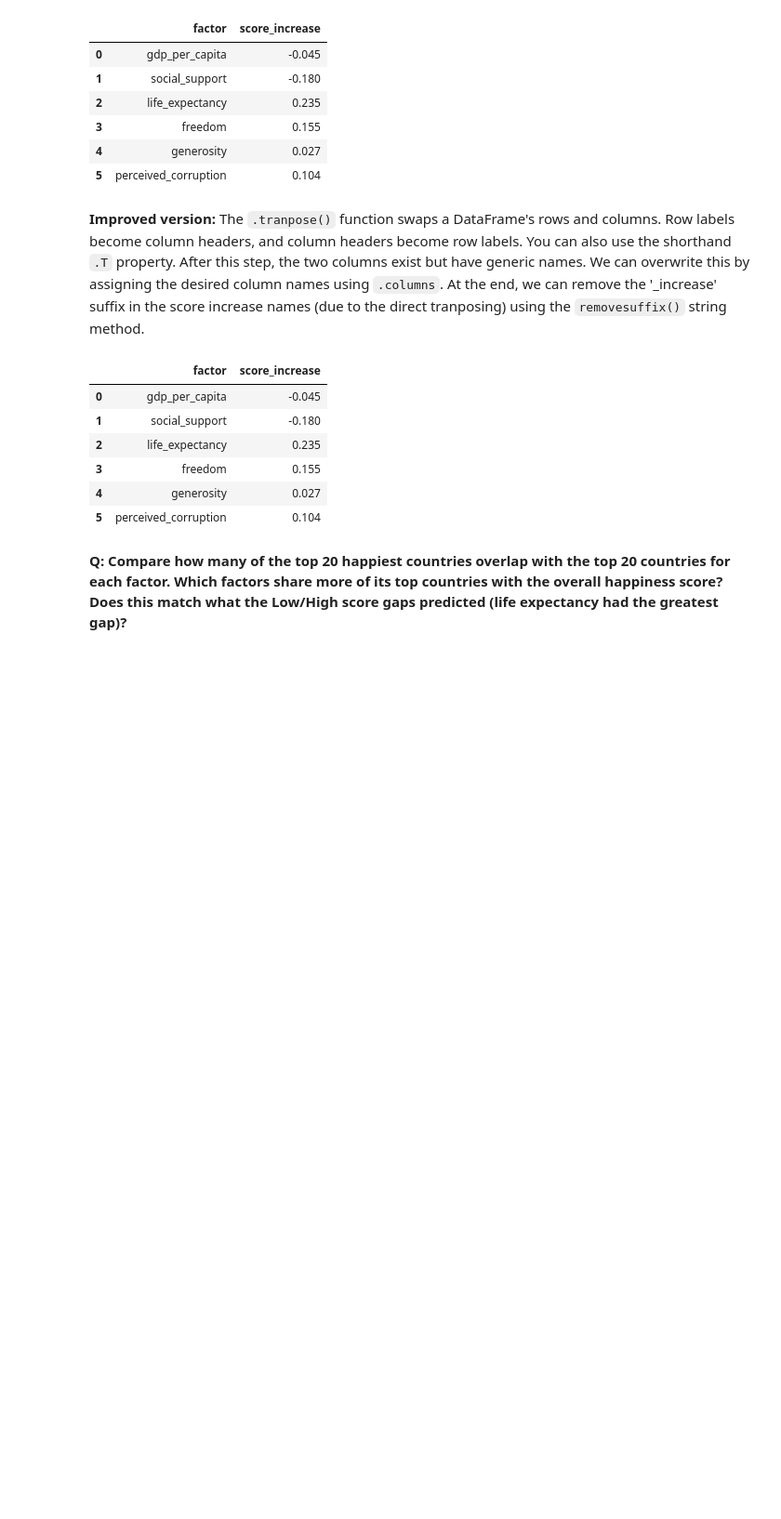
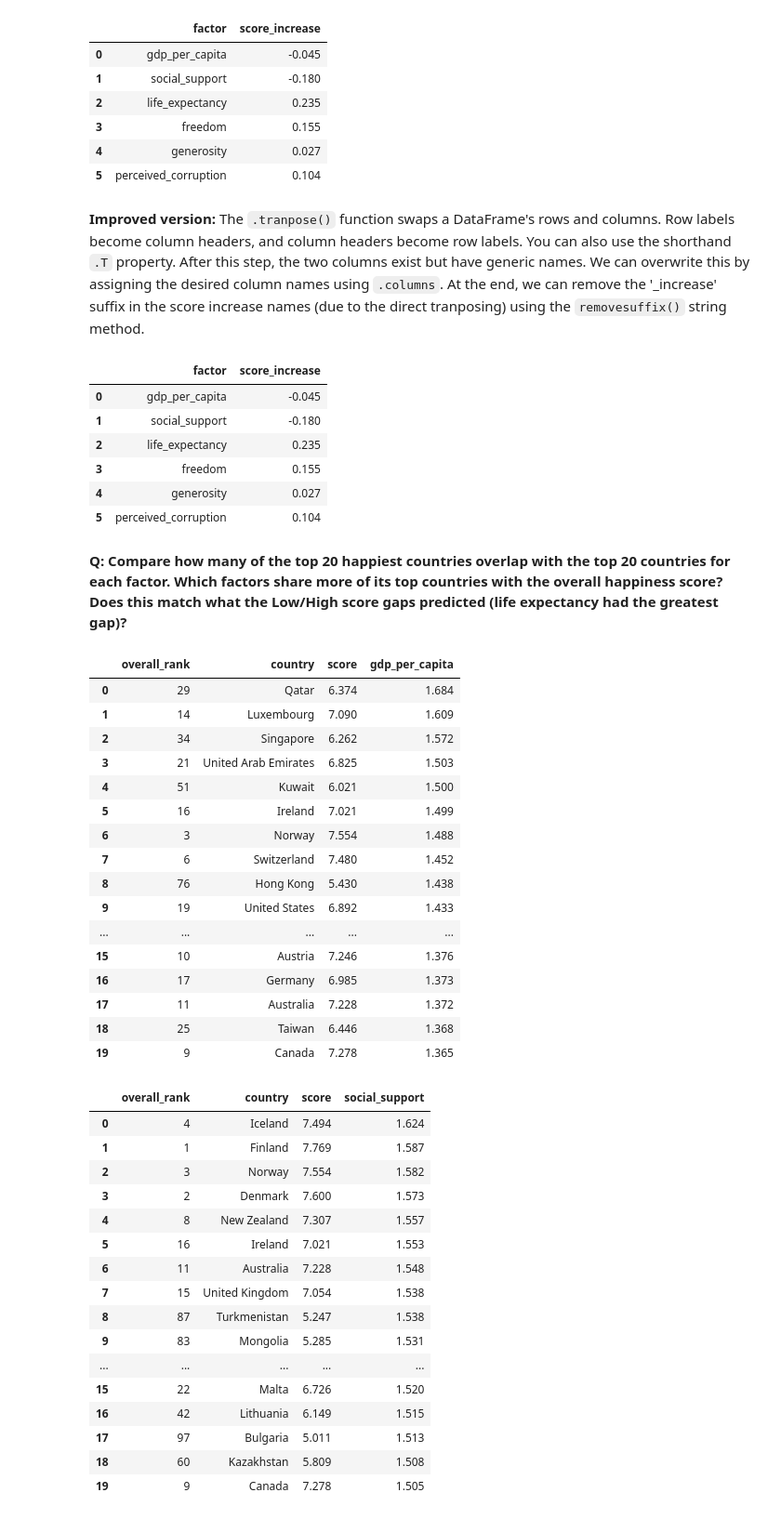
Before and after one commit to kelpppp/world-happiness-practice, a Jupyter notebook: notebook.ipynb, the cells around one changed output. Shown at 93% size. Drawn from its saved outputs; the diff is of its cells as text; code cells hidden in the pictures; blank space fills up the shorter version.

```diff
--- a/notebook.ipynb
+++ b/notebook.ipynb
@@ -786,3 +786,52 @@ df_burundi_factors_diff
 | 5 | perceived_corruption | 0.104 |
 # %% [markdown]
 **Q: Compare how many of the top 20 happiest countries overlap with the top 20 countries for each factor. Which factors share more of its top countries with the overall happiness score? Does this match what the Low/High score gaps predicted (life expectancy had the greatest gap)?**
+# %%
+# create dataframe for top 20 happiest countries
+df_top_20 = df_2019.head(20)
+
+# create 6 dataframes: top 20 happiest countries for each factor
+dfs_top_20 = {}
+factors = ['gdp_per_capita', 'social_support', 'life_expectancy', 'freedom', 'generosity', 'perceived_corruption']
+
+for factor in factors:
+    # sort values by the factor column, get top 20, reset index of returned dataframe
+    dfs_top_20[f'df_top_20_by_{factor}'] = df_2019.sort_values(by=f'{factor}', ascending=False).head(20).reset_index(drop=True)
+    # drop columns for other factors from dataframe
+    dfs_top_20[f'df_top_20_by_{factor}'] = dfs_top_20[f'df_top_20_by_{factor}'][['overall_rank', 'country', 'score', f'{factor}']]
+    display(dfs_top_20[f'df_top_20_by_{factor}'])
+# %% [output]
+|  | overall_rank | country | score | gdp_per_capita |
+| 0 | 29 | Qatar | 6.374 | 1.684 |
+| 1 | 14 | Luxembourg | 7.090 | 1.609 |
+| 2 | 34 | Singapore | 6.262 | 1.572 |
+| 3 | 21 | United Arab Emirates | 6.825 | 1.503 |
+| 4 | 51 | Kuwait | 6.021 | 1.500 |
+| 5 | 16 | Ireland | 7.021 | 1.499 |
+| 6 | 3 | Norway | 7.554 | 1.488 |
+| 7 | 6 | Switzerland | 7.480 | 1.452 |
+| 8 | 76 | Hong Kong | 5.430 | 1.438 |
+| 9 | 19 | United States | 6.892 | 1.433 |
+| ... | ... | ... | ... | ... |
+| 15 | 10 | Austria | 7.246 | 1.376 |
+| 16 | 17 | Germany | 6.985 | 1.373 |
+| 17 | 11 | Australia | 7.228 | 1.372 |
+| 18 | 25 | Taiwan | 6.446 | 1.368 |
+| 19 | 9 | Canada | 7.278 | 1.365 |
+|  | overall_rank | country | score | social_support |
+| 0 | 4 | Iceland | 7.494 | 1.624 |
+| 1 | 1 | Finland | 7.769 | 1.587 |
+| 2 | 3 | Norway | 7.554 | 1.582 |
+| 3 | 2 | Denmark | 7.600 | 1.573 |
+| 4 | 8 | New Zealand | 7.307 | 1.557 |
+| 5 | 16 | Ireland | 7.021 | 1.553 |
+| 6 | 11 | Australia | 7.228 | 1.548 |
+| 7 | 15 | United Kingdom | 7.054 | 1.538 |
+| 8 | 87 | Turkmenistan | 5.247 | 1.538 |
+| 9 | 83 | Mongolia | 5.285 | 1.531 |
+| ... | ... | ... | ... | ... |
+| 15 | 22 | Malta | 6.726 | 1.520 |
+| 16 | 42 | Lithuania | 6.149 | 1.515 |
+| 17 | 97 | Bulgaria | 5.011 | 1.513 |
+| 18 | 60 | Kazakhstan | 5.809 | 1.508 |
+| 19 | 9 | Canada | 7.278 | 1.505 |
```
Also changed, not shown: parts of 9 cells of this notebook.
